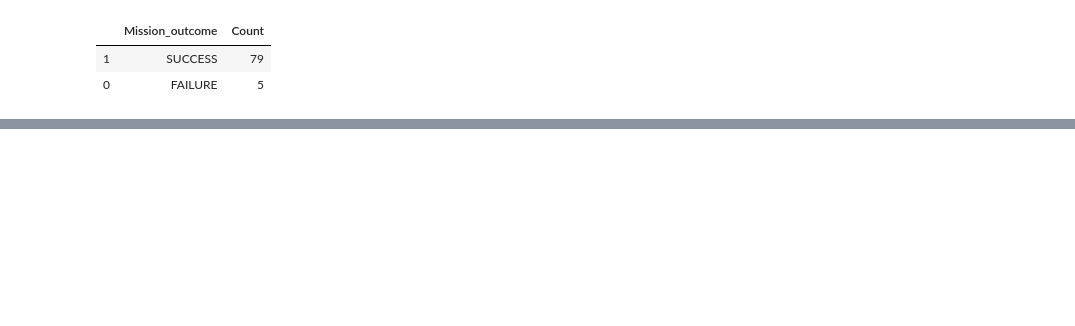
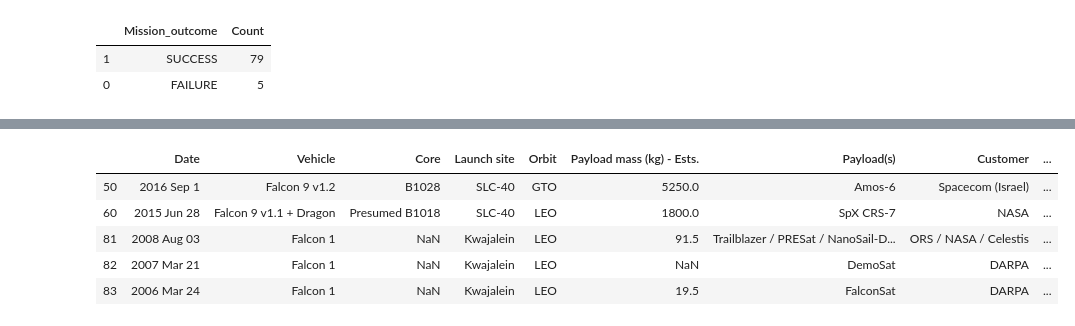
Before and after one commit to DanielPDWalker/SpaceX-Analysis, a Jupyter notebook: SpaceX Past Launch Analysis.ipynb, the cells around one changed output, grey strips where cells are left out. Cells and saved outputs as stored; diff of their text form; code cells hidden in the pictures; blank space fills up the shorter version.

Commit message:
Added a launch failures section

```diff
--- a/SpaceX Past Launch Analysis.ipynb
+++ b/SpaceX Past Launch Analysis.ipynb
@@ -48,3 +49,13 @@ fig.update_traces(hoverinfo='label+percent', textinfo='value', textfont_size=20)
 fig.show()
 # %% [output]
 [interactive output not drawn]
+# %%
+failures_df = df[df['Mission outcome'] == 'FAILURE']
+failures_df.tail(10)
+# %% [output]
+|  | Date | Vehicle | Core | Launch site | Orbit | Payload mass (kg) - Ests. | Payload(s) | Customer | ... |
+| 50 | 2016 Sep 1 | Falcon 9 v1.2 | B1028 | SLC-40 | GTO | 5250.0 | Amos-6 | Spacecom (Israel) | ... |
+| 60 | 2015 Jun 28 | Falcon 9 v1.1 + Dragon | Presumed B1018 | SLC-40 | LEO | 1800.0 | SpX CRS-7 | NASA | ... |
+| 81 | 2008 Aug 03 | Falcon 1 | NaN | Kwajalein | LEO | 91.5 | Trailblazer / PRESat / NanoSail-D... | ORS / NASA / Celestis | ... |
+| 82 | 2007 Mar 21 | Falcon 1 | NaN | Kwajalein | LEO | NaN | DemoSat | DARPA | ... |
+| 83 | 2006 Mar 24 | Falcon 1 | NaN | Kwajalein | LEO | 19.5 | FalconSat | DARPA | ... |
```
Also changed, not shown: parts of 1 cell of this notebook.
